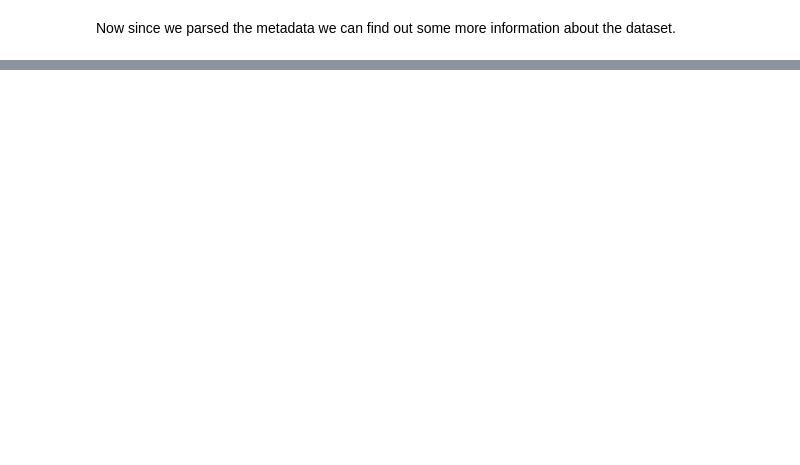
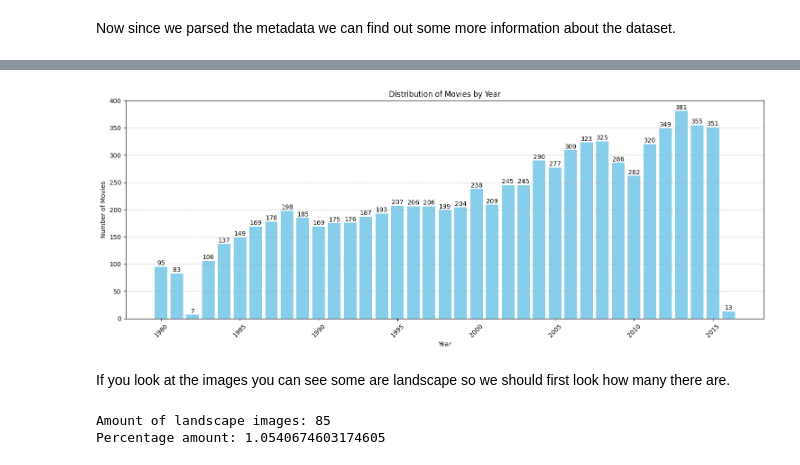
Before and after one commit to DavidOut03/Deeplearning-assignments, a Jupyter notebook: Assignment2 - Movie Poster Genre Classification/2.1_introduction.ipynb, the cells around one changed output, grey strips where cells are left out. Drawn from its saved outputs; the diff is of its cells as text; code cells hidden in the pictures; blank space fills up the shorter version.

```diff
--- a/Assignment2 - Movie Poster Genre Classification/2.1_introduction.ipynb
+++ b/Assignment2 - Movie Poster Genre Classification/2.1_introduction.ipynb
@@ -109,0 +151,44 @@ Minimum number of images: 3
+# %%
+import matplotlib.pyplot as plt
+import pandas as pd
+
+# Count movies per year
+year_counts = dataset['year'].value_counts().sort_index()
+
+# Create the visualization
+plt.figure(figsize=(15, 6))
+bars = plt.bar(year_counts.index, year_counts.values, color='skyblue')
+plt.xlabel('Year')
+plt.ylabel('Number of Movies')
+plt.title('Distribution of Movies by Year')
+plt.xticks(rotation=45)
+plt.grid(axis='y', linestyle='--', alpha=0.7)
+plt.tight_layout()
+
+# Add value labels on top of bars
+for bar in bars:
+    height = bar.get_height()
+    plt.text(bar.get_x() + bar.get_width()/2., height + 0.5,
+            str(int(height)), ha='center', va='bottom')
+# %% [output]
+[figure, added]
+# %% [markdown]
+If you look at the images you can see some are landscape so we should first look how many there are.
+# %%
+landscape = 0
+landscape_images = []
+
+for i,row in dataset.iterrows():
+    width, height = row['width'], row['height']
+
+    if width > height:
+        landscape = landscape + 1
+        landscape_images.append(row['imdbid'])
+
+print(f"Amount of landscape images: {landscape}")
+print(f"Percentage amount: {landscape / len(dataset) * 100}")
+
+landscape_images
+# %% [output]
+Amount of landscape images: 85
+Percentage amount: 1.0540674603174605
```
Also changed, not shown: parts of 15 cells of this notebook, 7 other files.
